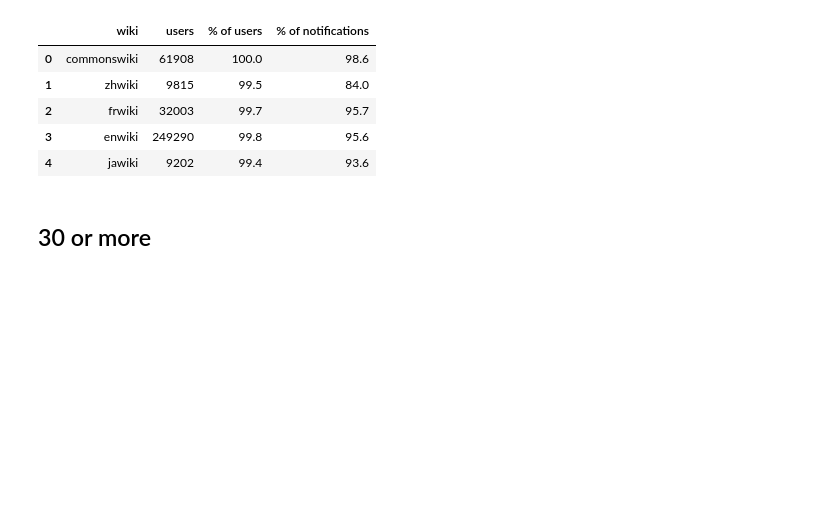
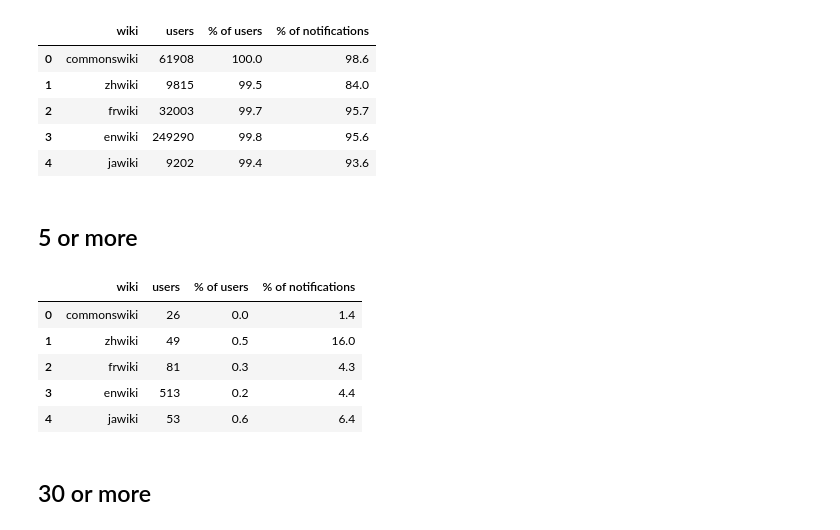
Before and after one commit to neilpquinn/2016-02-notifications-exploration, a Jupyter notebook: Notifications research.ipynb, the cells around one changed output. Saved outputs shown, nothing was run; the diff lists cells and outputs as text; code cells hidden in the pictures; blank space fills up the shorter version.

```diff
--- a/Notifications research.ipynb
+++ b/Notifications research.ipynb
@@ -222,6 +233,17 @@ beyond_threshold(unreads, wikis, 5, "under")
 | 2 | frwiki | 32003 | 99.7 | 95.7 |
 | 3 | enwiki | 249290 | 99.8 | 95.6 |
 | 4 | jawiki | 9202 | 99.4 | 93.6 |
+# %% [markdown]
+## 5 or more ##
+# %%
+beyond_threshold(unreads, wikis, 4, "over")
+# %% [output]
+|  | wiki | users | % of users | % of notifications |
+| 0 | commonswiki | 26 | 0.0 | 1.4 |
+| 1 | zhwiki | 49 | 0.5 | 16.0 |
+| 2 | frwiki | 81 | 0.3 | 4.3 |
+| 3 | enwiki | 513 | 0.2 | 4.4 |
+| 4 | jawiki | 53 | 0.6 | 6.4 |
 # %% [markdown]
 ## 30 or more ##
 # %%
```
Also changed, not shown: parts of 3 cells of this notebook.
